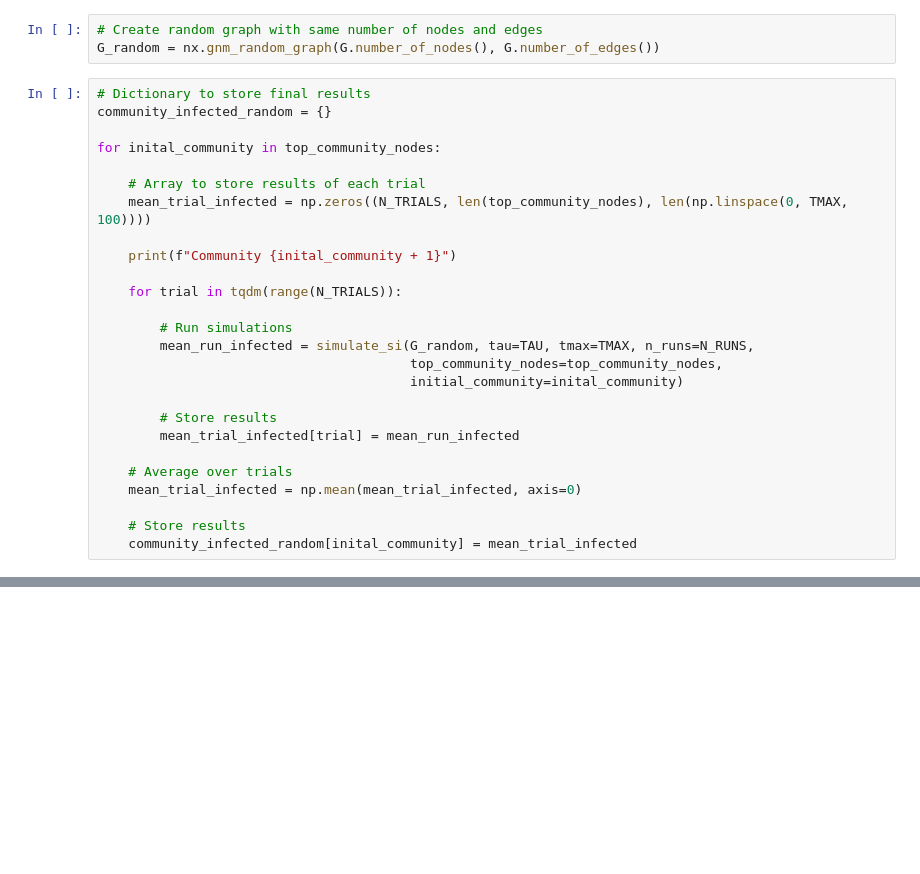
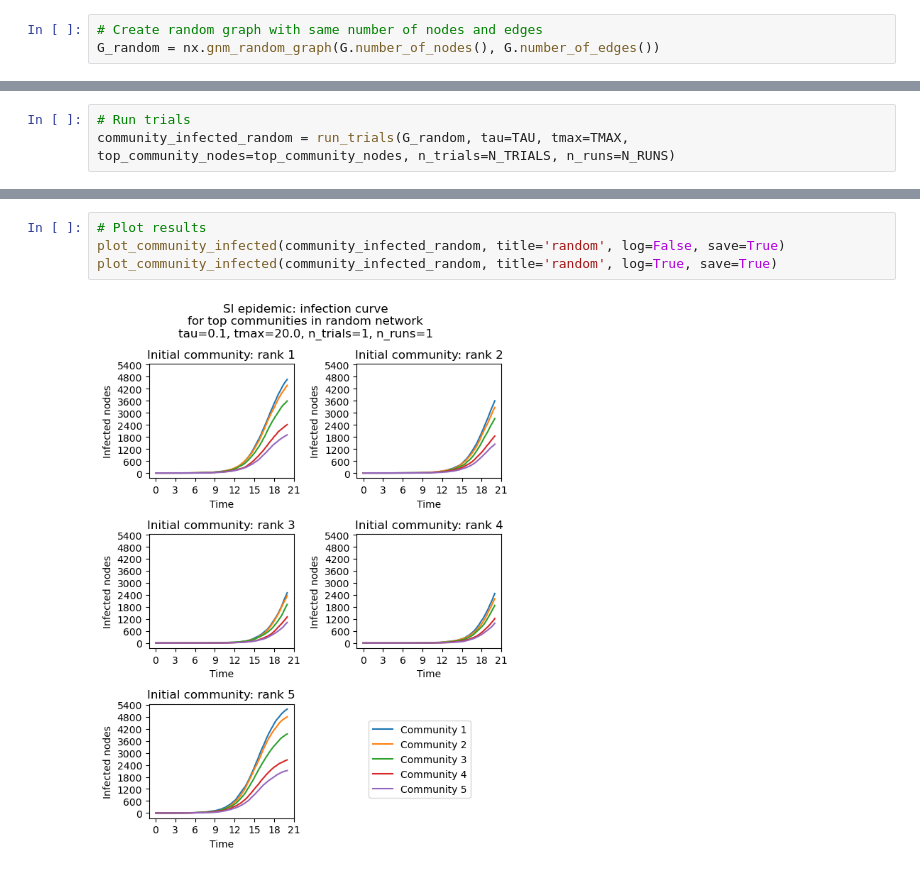
Before and after one commit to DMSN-P14/dmsn-groupproject, a Jupyter notebook: task3.ipynb, the cells around one changed output, grey strips where cells are left out. Saved outputs shown, nothing was run; the diff lists cells and outputs as text; blank space fills up the shorter version.

```diff
--- a/task3.ipynb
+++ b/task3.ipynb
@@ -136,29 +155,3 @@ plt.show()
 # %%
 # Create random graph with same number of nodes and edges
 G_random = nx.gnm_random_graph(G.number_of_nodes(), G.number_of_edges())
-# %%
-# Dictionary to store final results
-community_infected_random = {}
-
-for inital_community in top_community_nodes:
-
-    # Array to store results of each trial
-    mean_trial_infected = np.zeros((N_TRIALS, len(top_community_nodes), len(np.linspace(0, TMAX, 100))))
-
-    print(f"Community {inital_community + 1}")
-
-    for trial in tqdm(range(N_TRIALS)):
-
-        # Run simulations
-        mean_run_infected = simulate_si(G_random, tau=TAU, tmax=TMAX, n_runs=N_RUNS,
-                                        top_community_nodes=top_community_nodes,
-                                        initial_community=inital_community)
-
-        # Store results
-        mean_trial_infected[trial] = mean_run_infected
-
-    # Average over trials
-    mean_trial_infected = np.mean(mean_trial_infected, axis=0)
-
-    # Store results
-    community_infected_random[inital_community] = mean_trial_infected
@@ -206,0 +158,3 @@ plt.show()
+# %%
+# Run trials
+community_infected_random = run_trials(G_random, tau=TAU, tmax=TMAX, top_community_nodes=top_community_nodes, n_trials=N_TRIALS, n_runs=N_RUNS)
@@ -206,0 +172,6 @@ plt.show()
+# %%
+# Plot results
+plot_community_infected(community_infected_random, title='random', log=False, save=True)
+plot_community_infected(community_infected_random, title='random', log=True, save=True)
+# %% [output]
+[figure, added]
```
Also changed, not shown: parts of 16 cells of this notebook, 47 other files.
